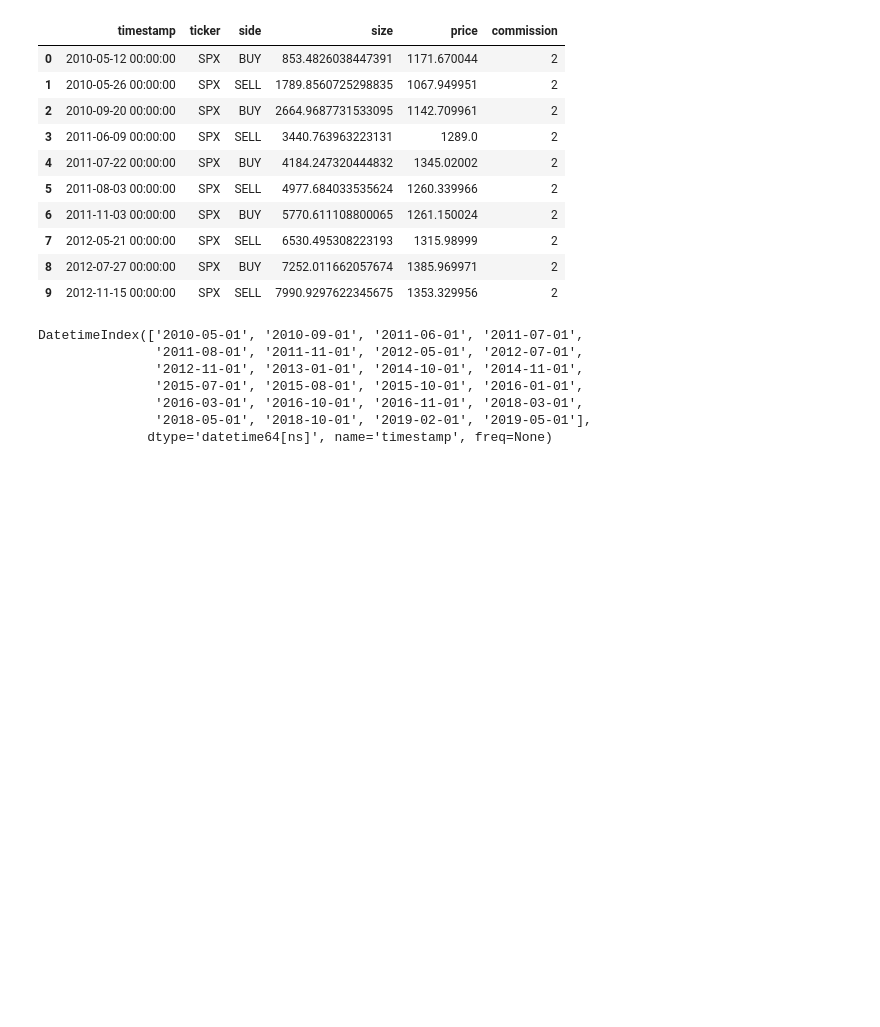
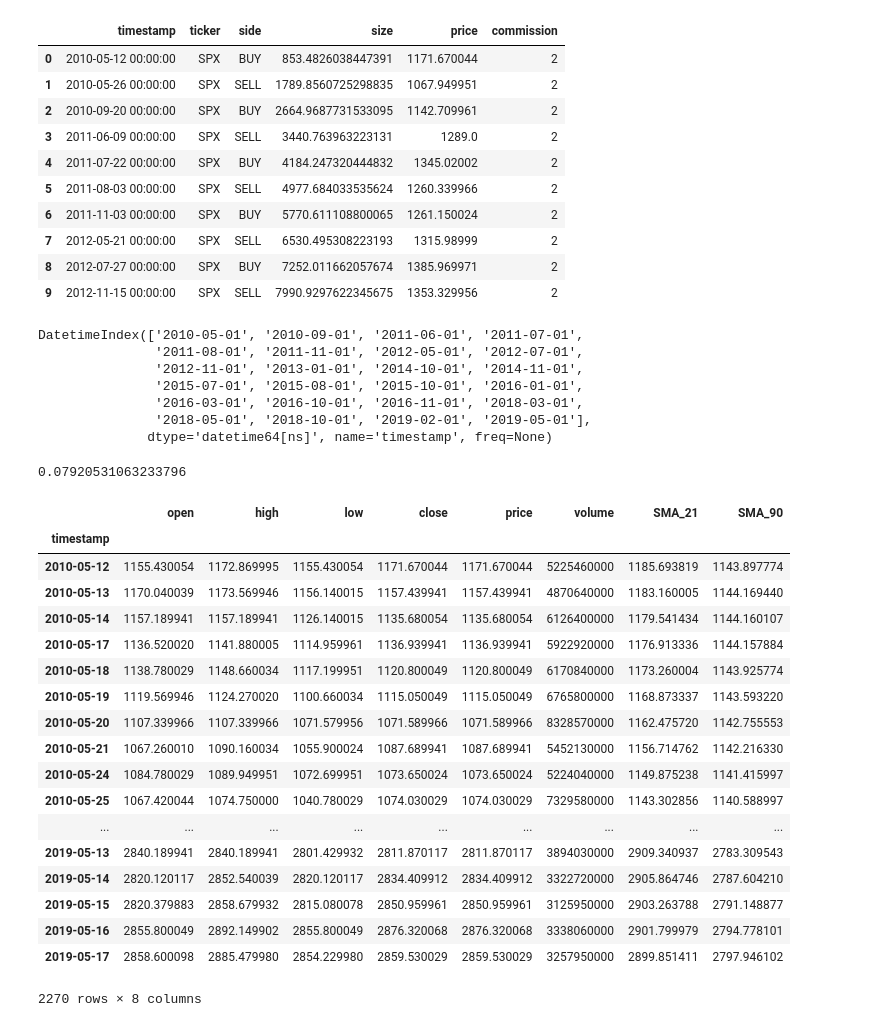
Before and after one commit to artem-matiash/monitor, a Jupyter notebook: notebooks/Tradelog generation.ipynb, the cells around one changed output. Saved outputs shown, nothing was run; the diff lists cells and outputs as text; code cells hidden in the pictures; blank space fills up the shorter version.

```diff
--- a/notebooks/Tradelog generation.ipynb
+++ b/notebooks/Tradelog generation.ipynb
@@ -132,3 +132,29 @@ DatetimeIndex(['2010-05-01', '2010-09-01', '2011-06-01', '2011-07-01',
                '2016-03-01', '2016-10-01', '2016-11-01', '2018-03-01',
                '2018-05-01', '2018-10-01', '2019-02-01', '2019-05-01'],
               dtype='datetime64[ns]', name='timestamp', freq=None)
+# %%
+tradelog_df.price.apply(pd.to_numeric).pct_change().std()
+# %% [output]
+0.07920531063233796
+# %%
+data.loc[pd.Timestamp(2010, 5, 10):]
+# %% [output]
+|  | open | high | low | close | price | volume | SMA_21 | SMA_90 |
+| timestamp |  |  |  |  |  |  |  |  |
+| 2010-05-12 | 1155.430054 | 1172.869995 | 1155.430054 | 1171.670044 | 1171.670044 | 5225460000 | 1185.693819 | 1143.897774 |
+| 2010-05-13 | 1170.040039 | 1173.569946 | 1156.140015 | 1157.439941 | 1157.439941 | 4870640000 | 1183.160005 | 1144.169440 |
+| 2010-05-14 | 1157.189941 | 1157.189941 | 1126.140015 | 1135.680054 | 1135.680054 | 6126400000 | 1179.541434 | 1144.160107 |
+| 2010-05-17 | 1136.520020 | 1141.880005 | 1114.959961 | 1136.939941 | 1136.939941 | 5922920000 | 1176.913336 | 1144.157884 |
+| 2010-05-18 | 1138.780029 | 1148.660034 | 1117.199951 | 1120.800049 | 1120.800049 | 6170840000 | 1173.260004 | 1143.925774 |
+| 2010-05-19 | 1119.569946 | 1124.270020 | 1100.660034 | 1115.050049 | 1115.050049 | 6765800000 | 1168.873337 | 1143.593220 |
+| 2010-05-20 | 1107.339966 | 1107.339966 | 1071.579956 | 1071.589966 | 1071.589966 | 8328570000 | 1162.475720 | 1142.755553 |
+| 2010-05-21 | 1067.260010 | 1090.160034 | 1055.900024 | 1087.689941 | 1087.689941 | 5452130000 | 1156.714762 | 1142.216330 |
+| 2010-05-24 | 1084.780029 | 1089.949951 | 1072.699951 | 1073.650024 | 1073.650024 | 5224040000 | 1149.875238 | 1141.415997 |
+| 2010-05-25 | 1067.420044 | 1074.750000 | 1040.780029 | 1074.030029 | 1074.030029 | 7329580000 | 1143.302856 | 1140.588997 |
+| ... | ... | ... | ... | ... | ... | ... | ... | ... |
+| 2019-05-13 | 2840.189941 | 2840.189941 | 2801.429932 | 2811.870117 | 2811.870117 | 3894030000 | 2909.340937 | 2783.309543 |
+| 2019-05-14 | 2820.120117 | 2852.540039 | 2820.120117 | 2834.409912 | 2834.409912 | 3322720000 | 2905.864746 | 2787.604210 |
+| 2019-05-15 | 2820.379883 | 2858.679932 | 2815.080078 | 2850.959961 | 2850.959961 | 3125950000 | 2903.263788 | 2791.148877 |
+| 2019-05-16 | 2855.800049 | 2892.149902 | 2855.800049 | 2876.320068 | 2876.320068 | 3338060000 | 2901.799979 | 2794.778101 |
+| 2019-05-17 | 2858.600098 | 2885.479980 | 2854.229980 | 2859.530029 | 2859.530029 | 3257950000 | 2899.851411 | 2797.946102 |
+2270 rows × 8 columns
```
Also changed, not shown: 4 other files.
